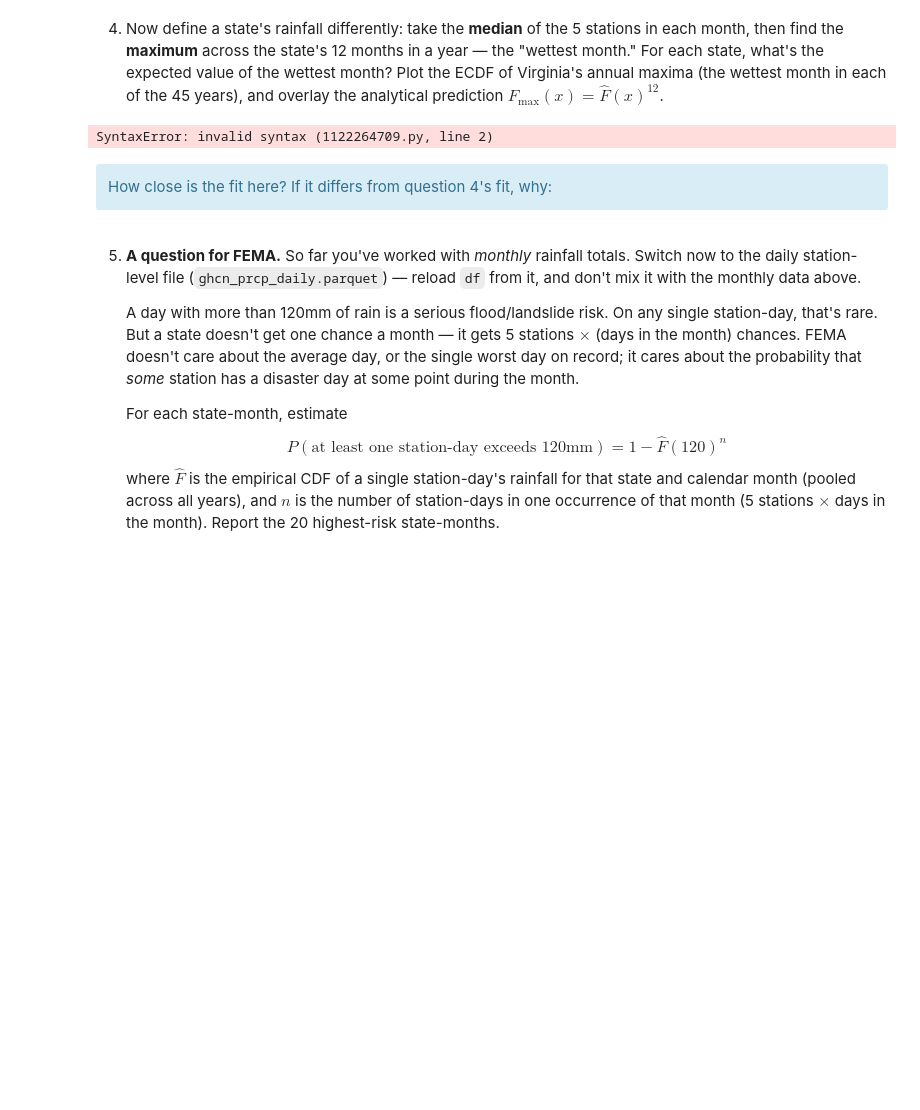
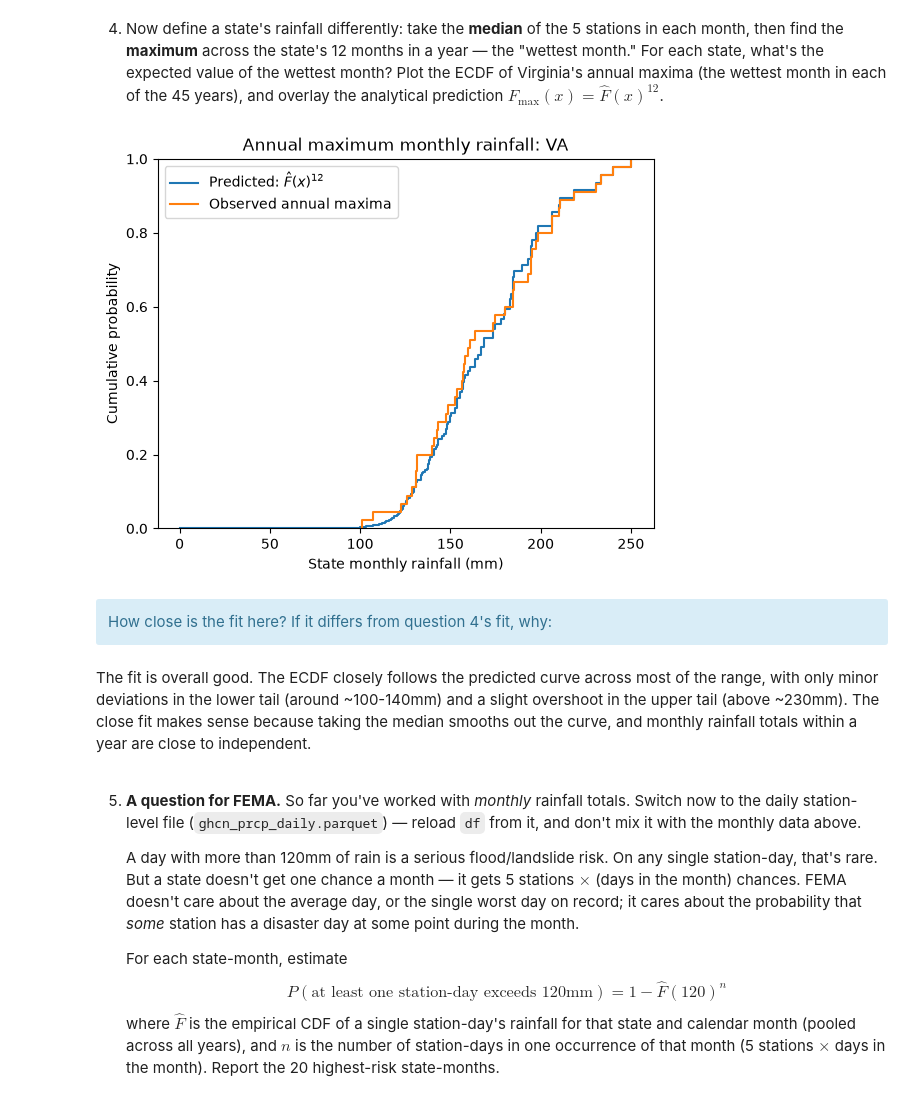
Before and after one commit to cejones8/DS5030_Labs, a Jupyter notebook: Lab 5/lab_05.ipynb, the cells around one changed output. Saved outputs shown, nothing was run; the diff lists cells and outputs as text; code cells hidden in the pictures; blank space fills up the shorter version.

```diff
--- a/Lab 5/lab_05.ipynb
+++ b/Lab 5/lab_05.ipynb
@@ -171,11 +174,19 @@ However, the maximum precipitation stays right-skewed like the raw data, just le
 # %% [markdown]
 4. Now define a state's rainfall differently: take the **median** of the 5 stations in each month, then find the **maximum** across the state's 12 months in a year — the "wettest month." For each state, what's the expected value of the wettest month? Plot the ECDF of Virginia's annual maxima (the wettest month in each of the 45 years), and overlay the analytical prediction $F_{\max}(x) = \hat F(x)^{12}$.
 # %%
+import numpy as np
+
 # One rainfall value per state-month, taking the median of the stations
-state_month =  # TODO median calculation
+state_month = (
+    df.groupby(["state", "year", "month"], as_index=False)
+    .agg(prcp_total_mm=("prcp_total_mm", "median"))
+)
 
 # Maximum of the 12 state-month observations above, for each year: the wettest month of that year
-state_year_max = # TODO max calculation
+state_year_max = (
+    state_month.groupby(["state", "year"], as_index=False)
+    .agg(prcp_total_mm=("prcp_total_mm", "max"))
+)
 
 exp_wettest = state_year_max.groupby("state", as_index=False).agg(E_wettest_month=("prcp_total_mm", "mean"))
 exp_wettest.loc[exp_wettest["state"] == "VA"]
@@ -185,36 +196,38 @@ state = "VA"
 
 levels = (
     state_month.loc[state_month["state"] == state, "prcp_total_mm"]
     .to_numpy()
 )
 
 observed_max = (
     state_year_max.loc[state_year_max["state"] == state, "prcp_total_mm"]
     .to_numpy()
 )
 
 x = np.sort(np.unique(levels))
 F_hat = np.searchsorted(np.sort(levels), x, side="right") / len(levels)
 
 plt.step(
     x,
     F_hat**12,
     where="post",
     label=r"Predicted: $\hat F(x)^{12}$"
 )
 
 sns.ecdfplot(x=observed_max,
     label="Observed annual maxima")
 
 plt.xlabel("State monthly rainfall (mm)")
 plt.ylabel("Cumulative probability")
 plt.title(f"Annual maximum monthly rainfall: {state}")
 plt.legend()
 plt.show()
 # %% [output]
-SyntaxError: invalid syntax (1122264709.py, line 2)
+[figure, added]
 # %% [markdown]
 <div class="alert alert-info">How close is the fit here? If it differs from question 4's fit, why:</div>
+# %% [markdown]
+The fit is overall good. The ECDF closely follows the predicted curve across most of the range, with only minor deviations in the lower tail (around ~100-140mm) and a slight overshoot in the upper tail (above ~230mm). The close fit makes sense because taking the median smooths out the curve, and monthly rainfall totals within a year are close to independent.
 # %% [markdown]
 5. **A question for FEMA.** So far you've worked with *monthly* rainfall totals. Switch now to the daily station-level file (`ghcn_prcp_daily.parquet`) — reload `df` from it, and don't mix it with the monthly data above.
 
```
Also changed, not shown: parts of 16 cells of this notebook.
